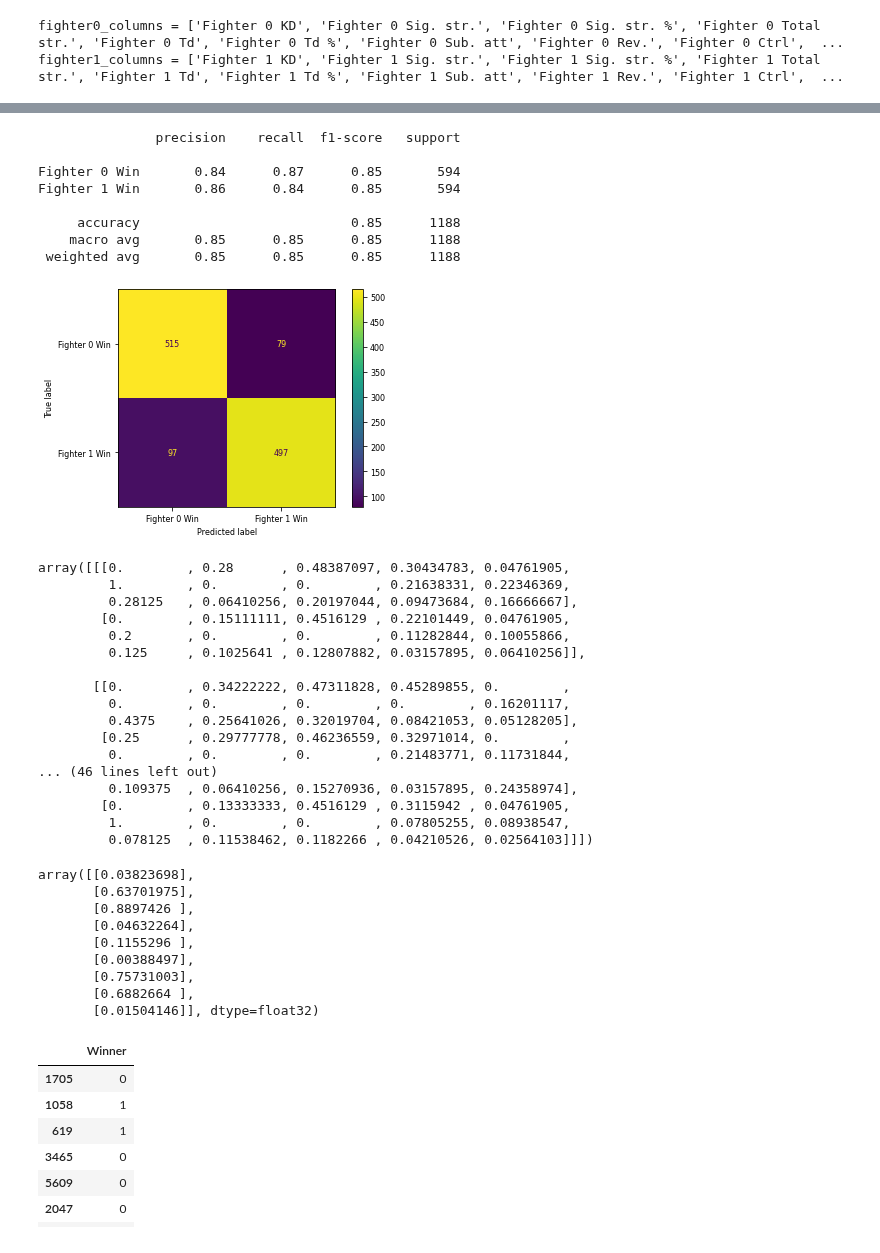
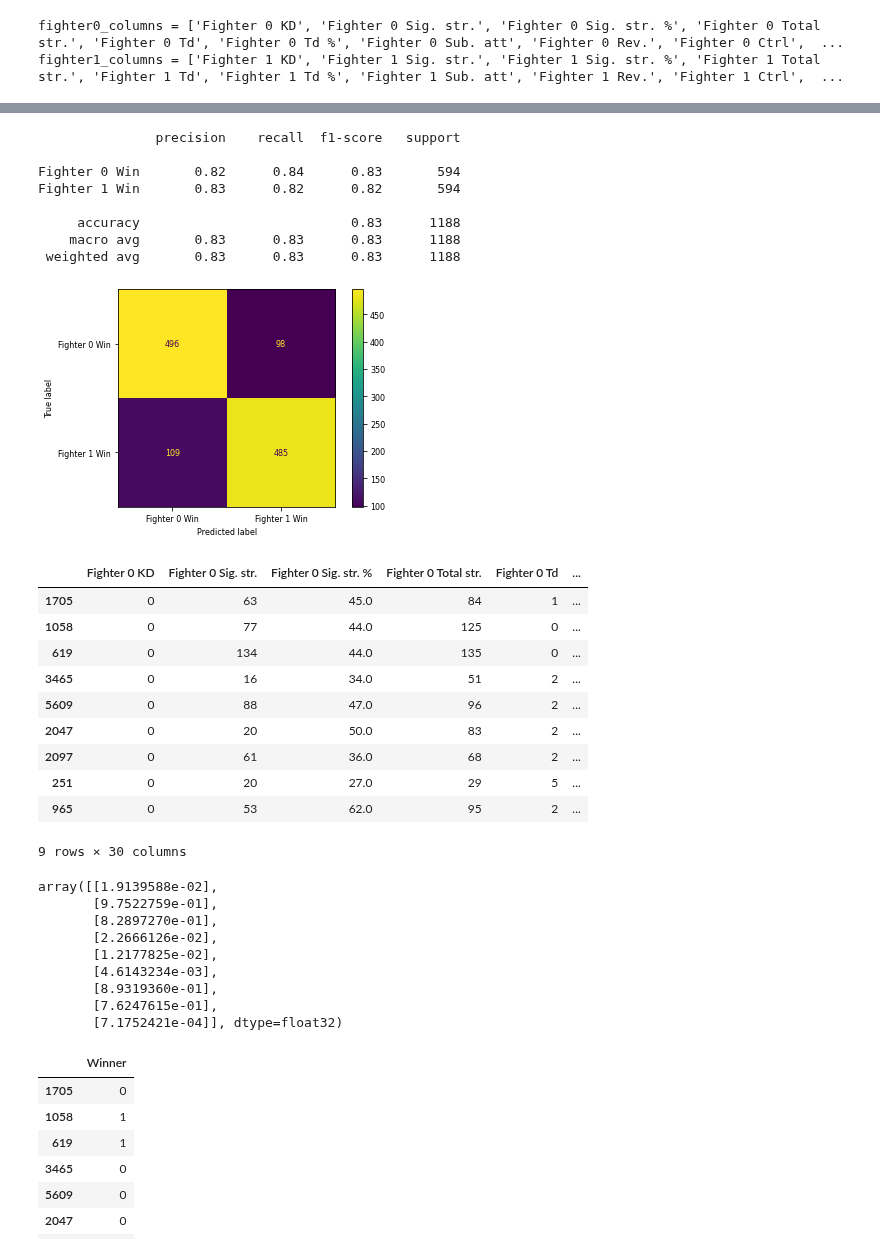
Before and after one commit to tylerlum/ufc_automated_scoring_system, a Jupyter notebook: UFC_automated_scoring.ipynb, the cells around one changed output, grey strips where cells are left out. Saved outputs shown, nothing was run; the diff lists cells and outputs as text; code cells hidden in the pictures.

```diff
--- a/UFC_automated_scoring.ipynb
+++ b/UFC_automated_scoring.ipynb
@@ -452,0 +431,10 @@ print(y_test.shape)
+# %%
+X_train_new = pd.concat([X0_train, X1_train], axis=1)
+X_valid_new = pd.concat([X0_valid, X1_valid], axis=1)
+X_test_new = pd.concat([X0_test, X1_test], axis=1)
+# %%
+means, stds = X_train_new.mean(), X_train_new.std()
+# %%
+X_train_new_normal = (X_train_new - means) / stds
+X_valid_new_normal = (X_valid_new - means) / stds
+X_test_new_normal = (X_test_new - means) / stds
@@ -453,5 +473,5 @@ print(y_test.shape)
 # %%
-H = comparison_model.fit(X_train_new, y_train, epochs=100, validation_data=(X_valid_new, y_valid))
+H = comparison_model.fit(X_train_new_normal, y_train, epochs=100, validation_data=(X_valid_new_normal, y_valid))
 # %% [output]
 Train on 2408 samples, validate on 1188 samples
 Epoch 1/100
@@ -484,50 +504,44 @@ plt.show()
 # %%
-plot_confusion_matrix(comparison_model, X_valid_new, y_valid)
-print_classification_report(comparison_model, X_valid_new, y_valid)
+plot_confusion_matrix(comparison_model, X_valid_new_normal, y_valid)
+print_classification_report(comparison_model, X_valid_new_normal, y_valid)
 # %% [output]
                precision    recall  f1-score   support
 
-Fighter 0 Win       0.84      0.87      0.85       594
-Fighter 1 Win       0.86      0.84      0.85       594
+Fighter 0 Win       0.82      0.84      0.83       594
+Fighter 1 Win       0.83      0.82      0.82       594
 
-     accuracy                           0.85      1188
-    macro avg       0.85      0.85      0.85      1188
- weighted avg       0.85      0.85      0.85      1188
+     accuracy                           0.83      1188
+    macro avg       0.83      0.83      0.83      1188
+ weighted avg       0.83      0.83      0.83      1188
-[figure, old version]
+[figure, new version]
 # %%
 lo, hi = 11, 20
 # %%
 X_test_new[lo:hi]
 # %% [output]
+|  | Fighter 0 KD | Fighter 0 Sig. str. | Fighter 0 Sig. str. % | Fighter 0 Total str. | Fighter 0 Td | ... |
+| 1705 | 0 | 63 | 45.0 | 84 | 1 | ... |
+| 1058 | 0 | 77 | 44.0 | 125 | 0 | ... |
+| 619 | 0 | 134 | 44.0 | 135 | 0 | ... |
+| 3465 | 0 | 16 | 34.0 | 51 | 2 | ... |
+| 5609 | 0 | 88 | 47.0 | 96 | 2 | ... |
+| 2047 | 0 | 20 | 50.0 | 83 | 2 | ... |
+| 2097 | 0 | 61 | 36.0 | 68 | 2 | ... |
+| 251 | 0 | 20 | 27.0 | 29 | 5 | ... |
+| 965 | 0 | 53 | 62.0 | 95 | 2 | ... |
-array([[[0.        , 0.28      , 0.48387097, 0.30434783, 0.04761905,
-         1.        , 0.        , 0.        , 0.21638331, 0.22346369,
-         0.28125   , 0.06410256, 0.20197044, 0.09473684, 0.16666667],
-        [0.        , 0.15111111, 0.4516129 , 0.22101449, 0.04761905,
-         0.2       , 0.        , 0.        , 0.11282844, 0.10055866,
-         0.125     , 0.1025641 , 0.12807882, 0.03157895, 0.06410256]],
-
-       [[0.        , 0.34222222, 0.47311828, 0.45289855, 0.        ,
-         0.        , 0.        , 0.        , 0.        , 0.16201117,
-         0.4375    , 0.25641026, 0.32019704, 0.08421053, 0.05128205],
-        [0.25      , 0.29777778, 0.46236559, 0.32971014, 0.        ,
-         0.        , 0.        , 0.        , 0.21483771, 0.11731844,
-... (46 lines left out)
-         0.109375  , 0.06410256, 0.15270936, 0.03157895, 0.24358974],
-        [0.        , 0.13333333, 0.4516129 , 0.3115942 , 0.04761905,
-         1.        , 0.        , 0.        , 0.07805255, 0.08938547,
-         0.078125  , 0.11538462, 0.1182266 , 0.04210526, 0.02564103]]])
+9 rows × 30 columns
 # %%
-model.predict(X_test_new[lo:hi])
+comparison_model.predict(X_test_new_normal[lo:hi])
 # %% [output]
-array([[0.03823698],
-       [0.63701975],
-       [0.8897426 ],
-       [0.04632264],
-       [0.1155296 ],
-       [0.00388497],
-       [0.75731003],
-       [0.6882664 ],
-       [0.01504146]], dtype=float32)
+array([[1.9139588e-02],
+       [9.7522759e-01],
+       [8.2897270e-01],
+       [2.2666126e-02],
+       [1.2177825e-02],
+       [4.6143234e-03],
+       [8.9319360e-01],
+       [7.6247615e-01],
+       [7.1752421e-04]], dtype=float32)
 # %%
 y_test[lo:hi]
 # %% [output]
```
Also changed, not shown: parts of 10 cells of this notebook.
